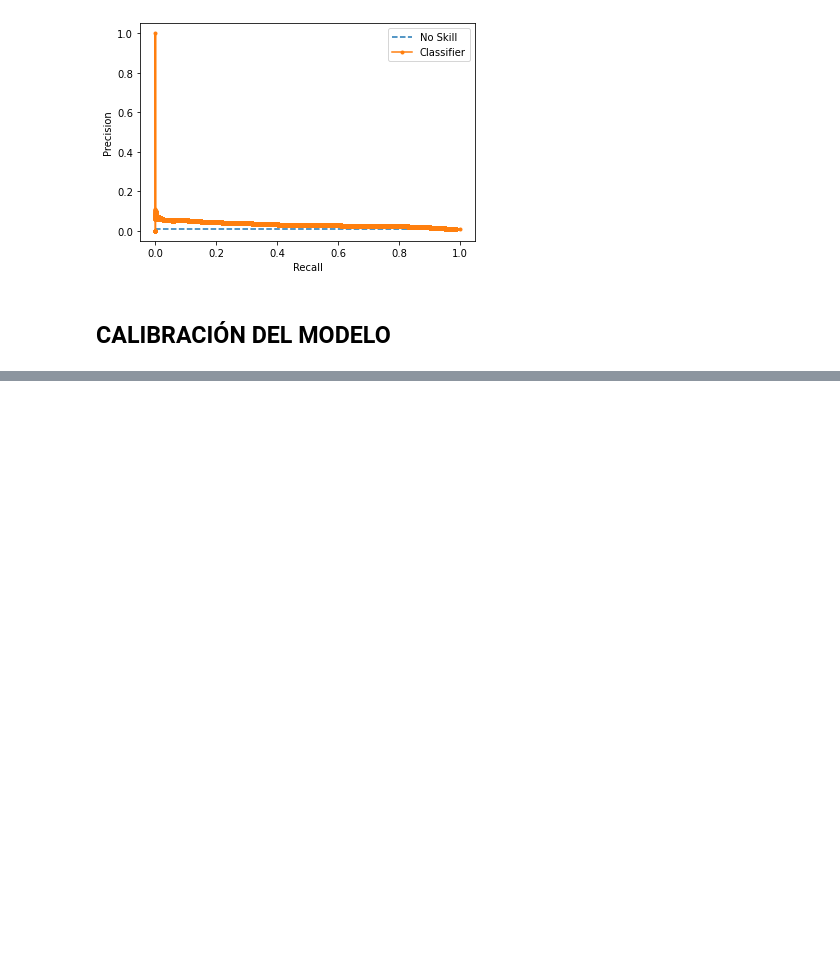
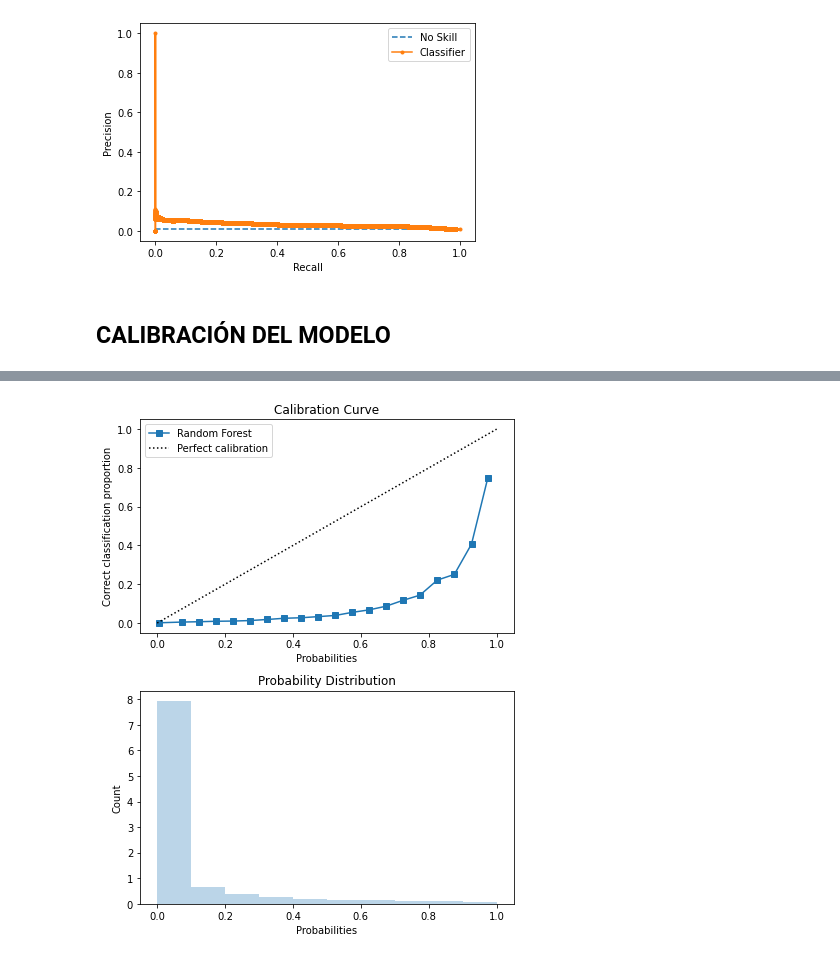
Before and after one commit to Laurajmoreno/ML_and_CRO, a Jupyter notebook: 11_RANDOM_FOREST_FINALMODEL_FRONTEND.ipynb, the cells around one changed output, grey strips where cells are left out. Saved outputs shown, nothing was run; the diff lists cells and outputs as text; code cells hidden in the pictures; blank space fills up the shorter version.

```diff
--- a/11_RANDOM_FOREST_FINALMODEL_FRONTEND.ipynb
+++ b/11_RANDOM_FOREST_FINALMODEL_FRONTEND.ipynb
@@ -2454,0 +2642,12 @@ f1=0.055 auc=0.033
+# %%
+%%time
+
+from imblearn.pipeline import Pipeline
+
+over = SMOTE(sampling_strategy=0.1, k_neighbors=3)
+under = RandomUnderSampler(sampling_strategy=0.5)
+steps = [('over', over), ('under', under)]
+pipeline = Pipeline(steps=steps)
+X_train_featsel_resample, y_train_resample=pipeline.fit_resample(X_train_final,y_train)
+counter=Counter(y_train_resample)
+print(counter)
@@ -2454,0 +2660,5 @@ f1=0.055 auc=0.033
+# %%
+%%time
+
+model_uncalibrated= RandomForestClassifier(max_depth=20, n_estimators=200, criterion='gini',random_state=42)
+model_uncalibrated.fit(X_train_featsel_resample,y_train_resample)
@@ -2454,0 +2671,26 @@ f1=0.055 auc=0.033
+# %%
+from sklearn.calibration import calibration_curve
+
+predictions = model_uncalibrated.predict(X_test_final)
+probabilities = model_uncalibrated.predict_proba(X_test_final)
+
+prob_true, prob_pred = calibration_curve(y_test, probabilities[:, 1], n_bins=20)
+
+fig, ax = plt.subplots(nrows=2,ncols=1, figsize=(6,2*3.84))
+
+ax[0].plot(prob_pred,prob_true, 's-', label='Random Forest')
+ax[0].plot([0,1],[0,1], 'k:', label='Perfect calibration')
+ax[0].set_ylabel('Correct classification proportion')
+ax[0].set_xlabel('Probabilities')
+ax[0].set_title('Calibration Curve')
+ax[0].legend()
+
+ax[1].hist(probabilities[:, 1],range=(0,1), bins=10, density=True, lw=2, alpha=0.3)
+ax[1].set_ylabel('Count')
+ax[1].set_xlabel('Probabilities')
+ax[1].set_title('Probability Distribution')
+
+plt.tight_layout()
+plt.show();
+# %% [output]
+[figure, added]
```
Also changed, not shown: parts of 87 cells of this notebook, 3 other files.
